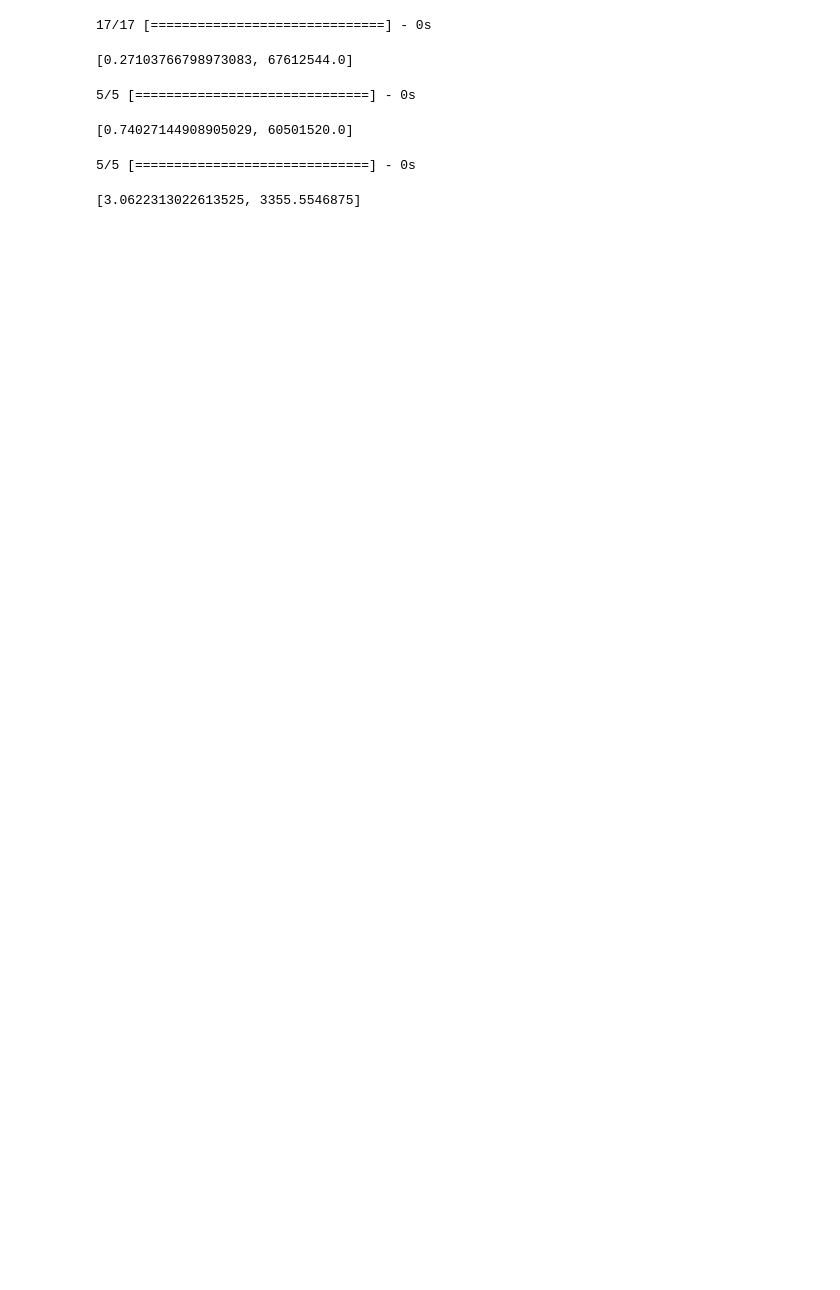
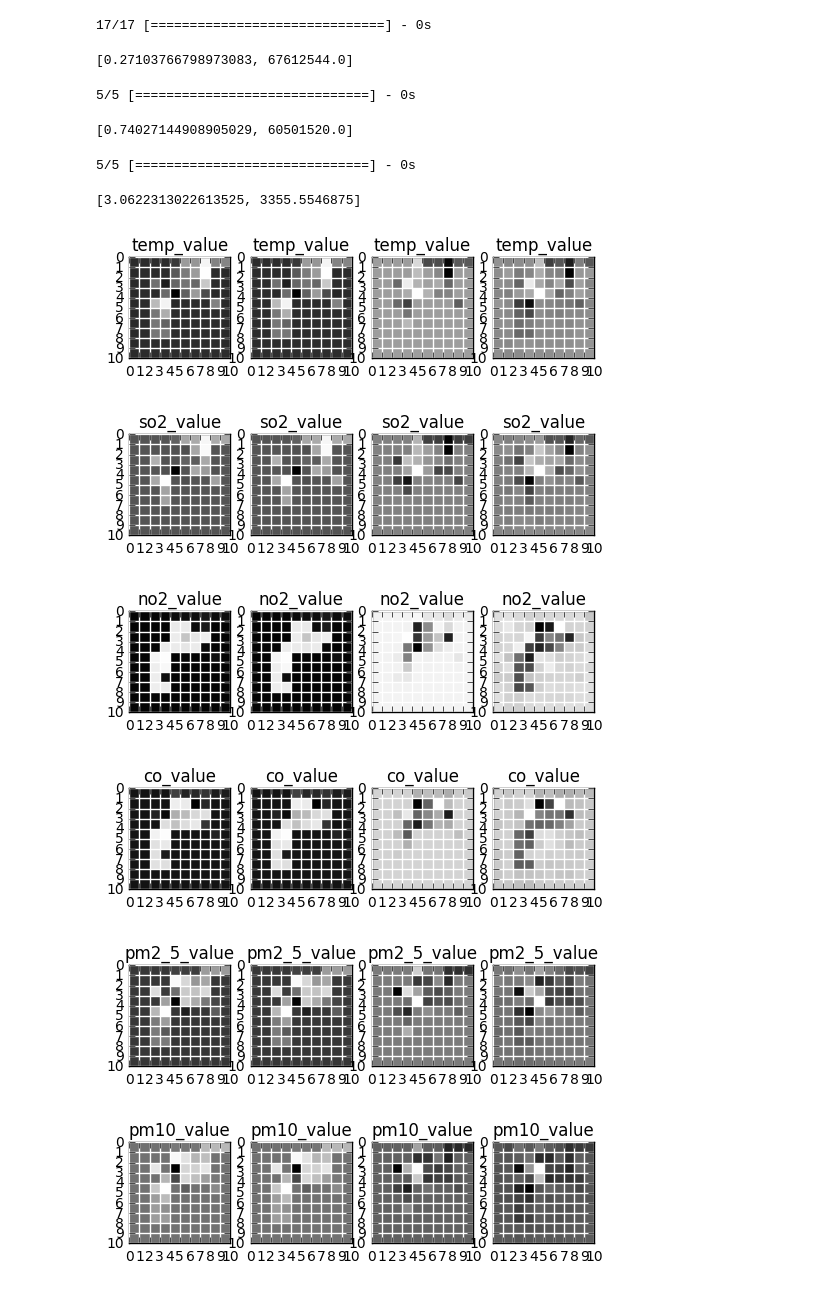
Before and after one commit to KISTI-hackathon-2017/INFORM-BUU-3, a Jupyter notebook: code/notebook.ipynb, the cells around one changed output. Cells and saved outputs as stored; diff of their text form; code cells hidden in the pictures; blank space fills up the shorter version.

```diff
--- a/code/notebook.ipynb
+++ b/code/notebook.ipynb
@@ -427,0 +418,13 @@ model.evaluate(X_test, y_dummy, batch_size=32)
+# %%
+# try plotting prediction vs actual output
+y_pred = model.predict(X_train[:1,...]).squeeze()
+y_true = y_train[0,...]
+plot_map_stack(X_train[0,...], y_true, y_pred)
+# plot_map_stack(y_true)
+# %% [output]
+[figure, added]
+[figure, added]
+[figure, added]
+[figure, added]
+[figure, added]
+[figure, added]
```
Also changed, not shown: parts of 6 cells of this notebook.
